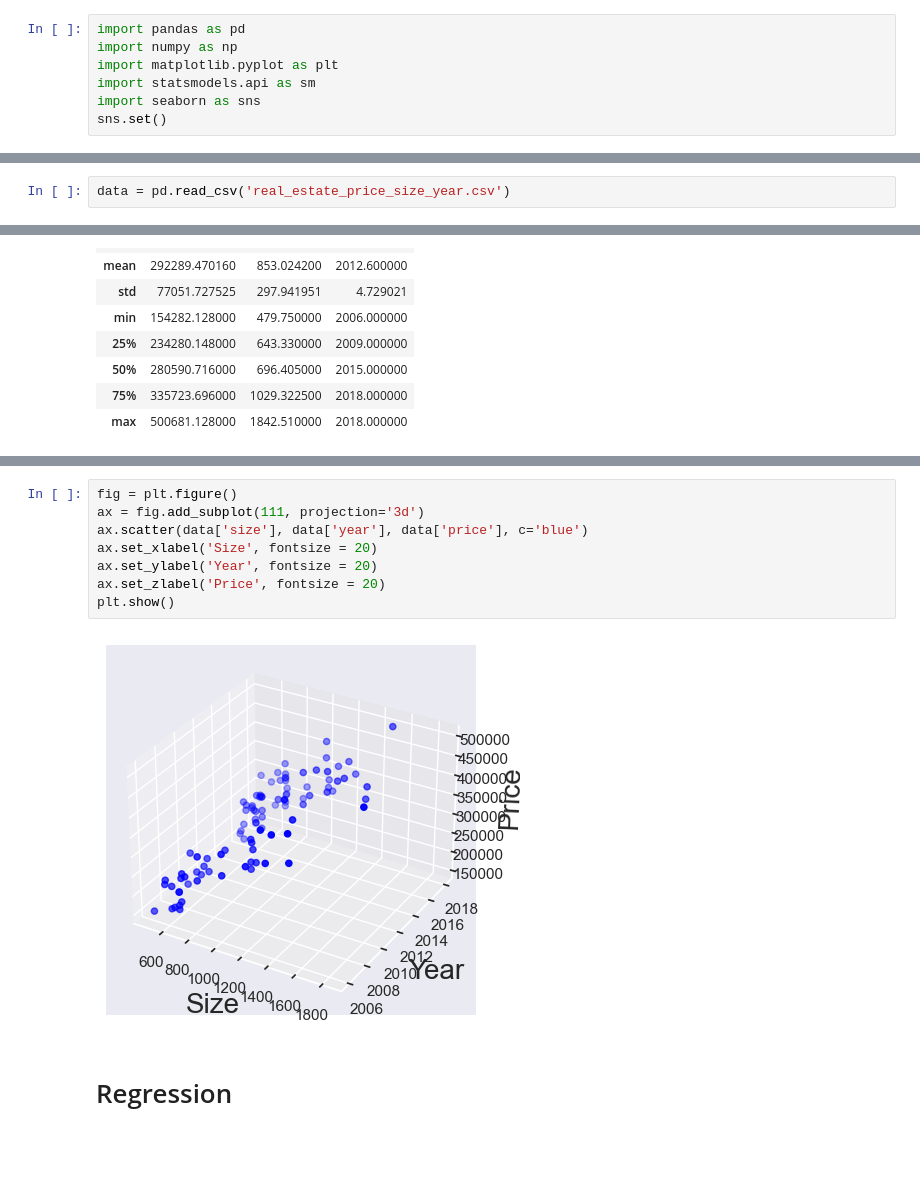
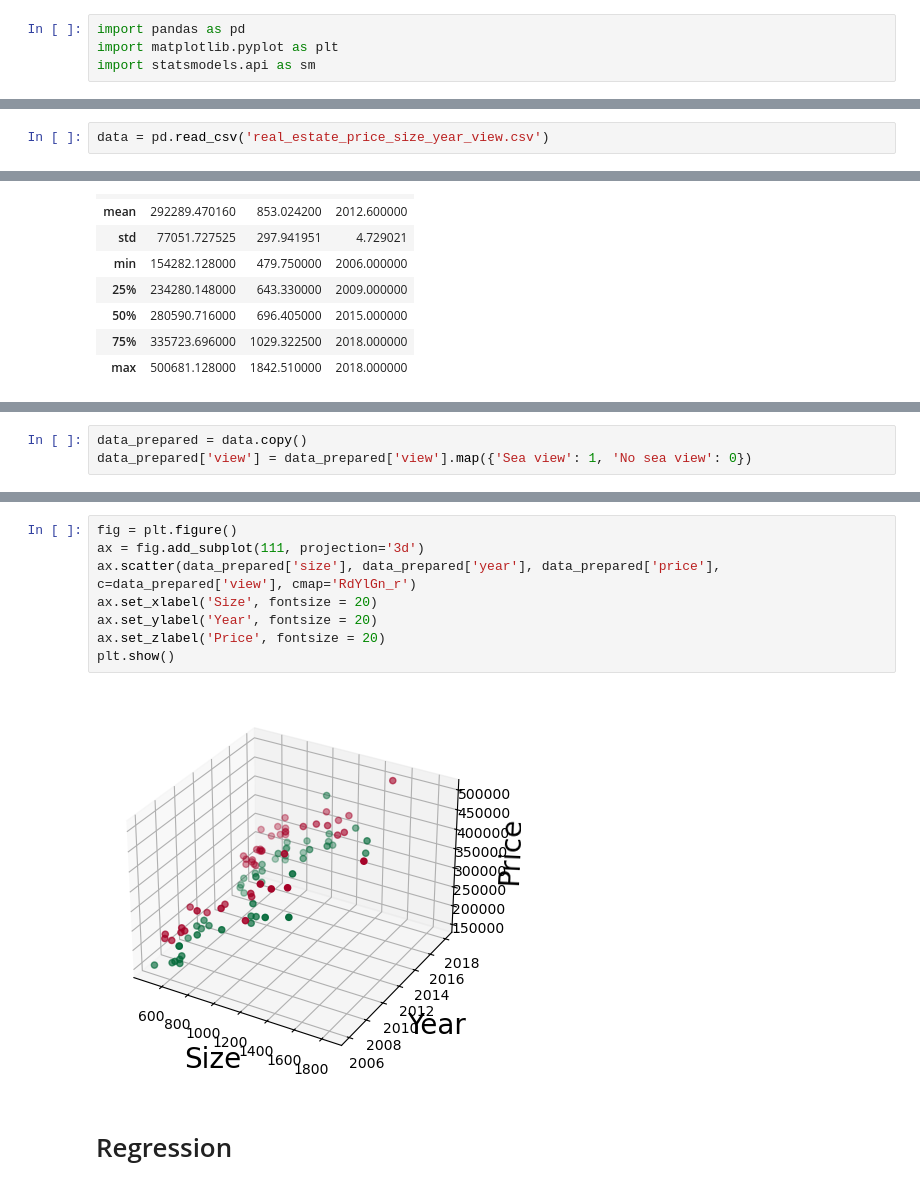
Before and after one commit to reniaska/Regression, a Jupyter notebook: Multiple_Linear_Regression_StatsModels/Multiple_Linear_Regression.ipynb, the cells around one changed output, grey strips where cells are left out. Cells and saved outputs as stored; diff of their text form; blank space fills up the shorter version.

```diff
--- a/Multiple_Linear_Regression_StatsModels/Multiple_Linear_Regression.ipynb
+++ b/Multiple_Linear_Regression_StatsModels/Multiple_Linear_Regression.ipynb
@@ -2,15 +2,12 @@
 # Import libraries
 # %%
 import pandas as pd
-import numpy as np
 import matplotlib.pyplot as plt
 import statsmodels.api as sm
-import seaborn as sns
-sns.set()
 # %% [markdown]
 # Load data and take a look on them
 # %%
-data = pd.read_csv('real_estate_price_size_year.csv')
+data = pd.read_csv('real_estate_price_size_year_view.csv')
 # %%
 data.shape
 # %% [output]
@@ -51,0 +52,3 @@ data.describe()
+# %%
+data_prepared = data.copy()
+data_prepared['view'] = data_prepared['view'].map({'Sea view': 1, 'No sea view': 0})
@@ -52,13 +69,13 @@ data.describe()
 # %%
 fig = plt.figure()
 ax = fig.add_subplot(111, projection='3d')
-ax.scatter(data['size'], data['year'], data['price'], c='blue')
+ax.scatter(data_prepared['size'], data_prepared['year'], data_prepared['price'], c=data_prepared['view'], cmap='RdYlGn_r')
 ax.set_xlabel('Size', fontsize = 20)
 ax.set_ylabel('Year', fontsize = 20)
 ax.set_zlabel('Price', fontsize = 20)
 plt.show()
 # %% [output]
-[figure, old version]
+[figure, new version]
 # %% [markdown]
 # Regression
 # %%
```
Also changed, not shown: parts of 10 cells of this notebook, 3 other files.
